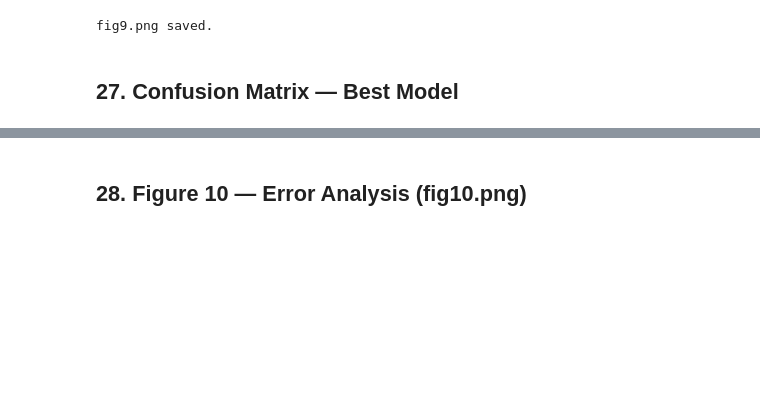
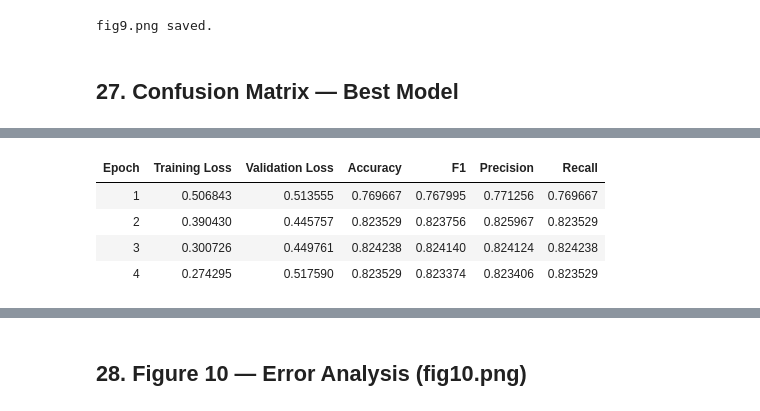
Before and after one commit to tajwone17/romanized-sylheti-hate-speech, a Jupyter notebook: codes/sylheti_hate_speech_detection.ipynb, the cells around one changed output, grey strips where cells are left out. Saved outputs shown, nothing was run; the diff lists cells and outputs as text; code cells hidden in the pictures; blank space fills up the shorter version.

```diff
--- a/codes/sylheti_hate_speech_detection.ipynb
+++ b/codes/sylheti_hate_speech_detection.ipynb
@@ -1015,0 +1310,19 @@ confusion_matrix.png saved.
+# %%
+# Build train/test datasets from RAW text (X_raw_train / X_raw_test, defined in Section 8)
+tokenizer = AutoTokenizer.from_pretrained(TRANSFORMER_MODEL)
+
+def tokenize_fn(batch):
+    return tokenizer(batch['text'], truncation=True, padding='max_length', max_length=128)
+
+train_ds = Dataset.from_dict({'text': list(X_raw_train), 'label': y_train.tolist()})
+test_ds  = Dataset.from_dict({'text': list(X_raw_test),  'label': y_test.tolist()})
+
+train_ds = train_ds.map(tokenize_fn, batched=True)
+test_ds  = test_ds.map(tokenize_fn, batched=True)
+
+train_ds = train_ds.remove_columns(['text'])
+test_ds  = test_ds.remove_columns(['text'])
+train_ds.set_format('torch')
+test_ds.set_format('torch')
+
+print(f'Train examples: {len(train_ds)}  |  Test examples: {len(test_ds)}')
@@ -1015,0 +1333,72 @@ confusion_matrix.png saved.
+# %%
+model = AutoModelForSequenceClassification.from_pretrained(TRANSFORMER_MODEL, num_labels=2).to(device)
+
+def compute_metrics(eval_pred):
+    logits, labels = eval_pred
+    preds = np.argmax(logits, axis=-1)
+    return {
+        'accuracy' : accuracy_score(labels, preds),
+        'f1'       : f1_score(labels, preds, average='weighted'),
+        'precision': precision_score(labels, preds, average='weighted', zero_division=0),
+        'recall'   : recall_score(labels, preds, average='weighted', zero_division=0),
+    }
+
+# NOTE: some transformers versions use `evaluation_strategy` instead of `eval_strategy`.
+# If you get a TypeError on this argument, rename it to `evaluation_strategy='epoch'`.
+training_args = TrainingArguments(
+    output_dir            = f'{OUTPUT_DIR}/transformer_ckpt',
+    num_train_epochs      = 4,
+    per_device_train_batch_size = 16,
+    per_device_eval_batch_size   = 32,
+    learning_rate          = 2e-5,
+    weight_decay            = 0.01,
+    eval_strategy          = 'epoch',
+    save_strategy           = 'no',
+    logging_steps            = 50,
+    seed                     = 42,
+    report_to                = 'none',
+)
+
+trainer = Trainer(
+    model           = model,
+    args            = training_args,
+    train_dataset   = train_ds,
+    eval_dataset    = test_ds,
+    compute_metrics = compute_metrics,
+)
+
+# Re-install torch and torchvision to resolve potential version conflicts leading to ImportError
+# This might be necessary if the pre-installed Colab versions are incompatible with new transformers/datasets.
+import subprocess
+import sys
+
+print("Attempting to upgrade torch and torchvision to resolve ImportError...")
+subprocess.run([sys.executable, '-m', 'pip', 'install', 'torch', 'torchvision', '--upgrade', '-q'])
+print("Upgrade command completed. Retrying training.")
+
+# --- FIX: Monkey-patch torchvision.io to prevent VideoReader import ---
+# This is a known workaround for ImportError: cannot import name 'VideoReader' from 'torchvision.io'
+# when video functionality is not needed, often caused by compatibility issues with the 'datasets' library.
+# We delete the problematic attributes from the already loaded 'torchvision.io' module.
+try:
+    if 'torchvision.io' in sys.modules:
+        import torchvision.io
+        if hasattr(torchvision.io, '_video_backend'):
+            print("Patching torchvision.io: Removing _video_backend to prevent VideoReader import error.")
+            delattr(torchvision.io, '_video_backend')
+        if hasattr(torchvision.io, '_C'): # _C is the C++ backend VideoReader depends on
+            print("Patching torchvision.io: Removing _C to prevent video backend issues.")
+            delattr(torchvision.io, '_C')
+        # Optionally, remove VideoReader itself if it was partially loaded or cached
+        if hasattr(torchvision.io, 'VideoReader'):
+            print("Patching torchvision.io: Removing VideoReader attribute.")
+            delattr(torchvision.io, 'VideoReader')
+except Exception as e:
+    print(f"An error occurred during torchvision patching: {e}")
+# -------------------------------------------------------------------
+import datasets
+datasets.config.TORCHVISION_AVAILABLE = False
+trainer.train()
+transformer_results = trainer.evaluate()
+print(transformer_results)
+# %% [output]
@@ -1015,0 +1424,5 @@ confusion_matrix.png saved.
+| Epoch | Training Loss | Validation Loss | Accuracy | F1 | Precision | Recall |
+| 1 | 0.506843 | 0.513555 | 0.769667 | 0.767995 | 0.771256 | 0.769667 |
+| 2 | 0.390430 | 0.445757 | 0.823529 | 0.823756 | 0.825967 | 0.823529 |
+| 3 | 0.300726 | 0.449761 | 0.824238 | 0.824140 | 0.824124 | 0.824238 |
+| 4 | 0.274295 | 0.517590 | 0.823529 | 0.823374 | 0.823406 | 0.823529 |
```
Also changed, not shown: parts of 34 cells of this notebook, 1 other file.
